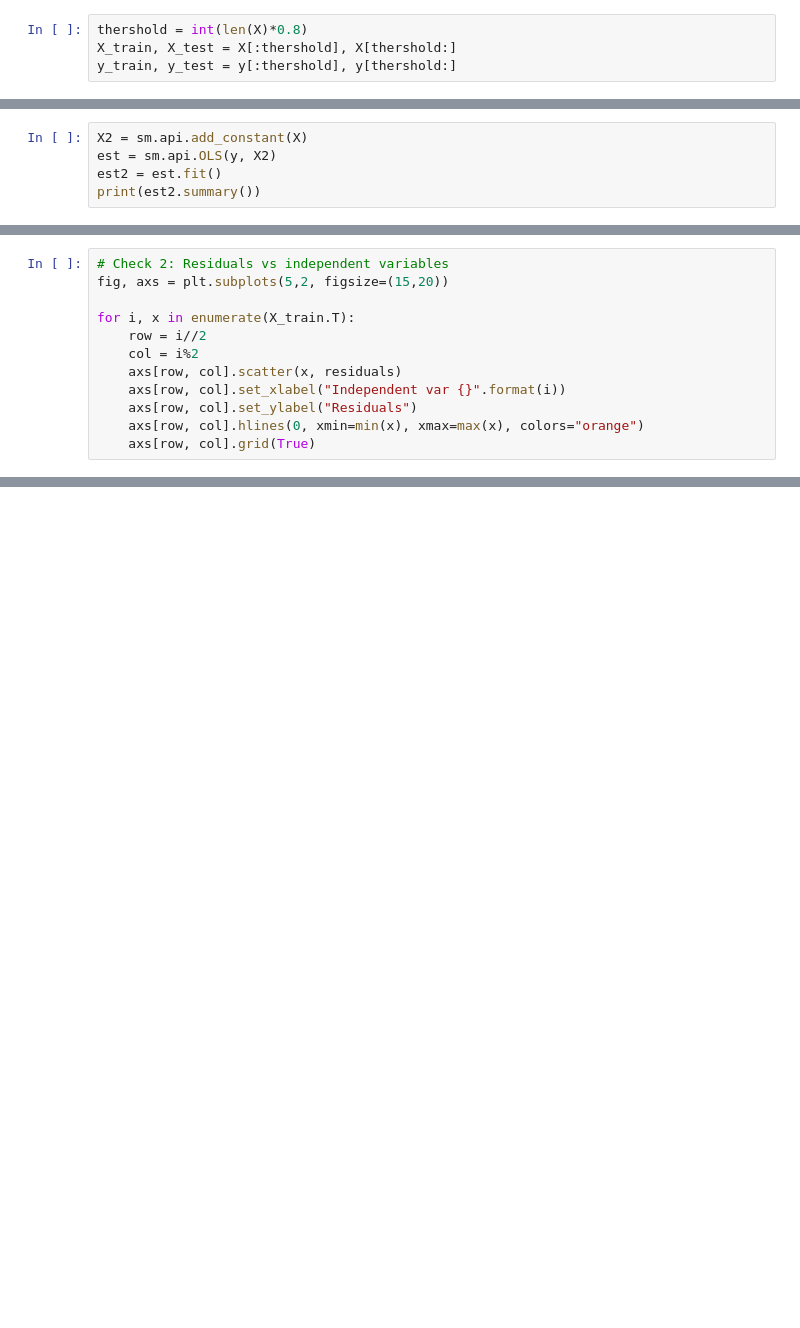
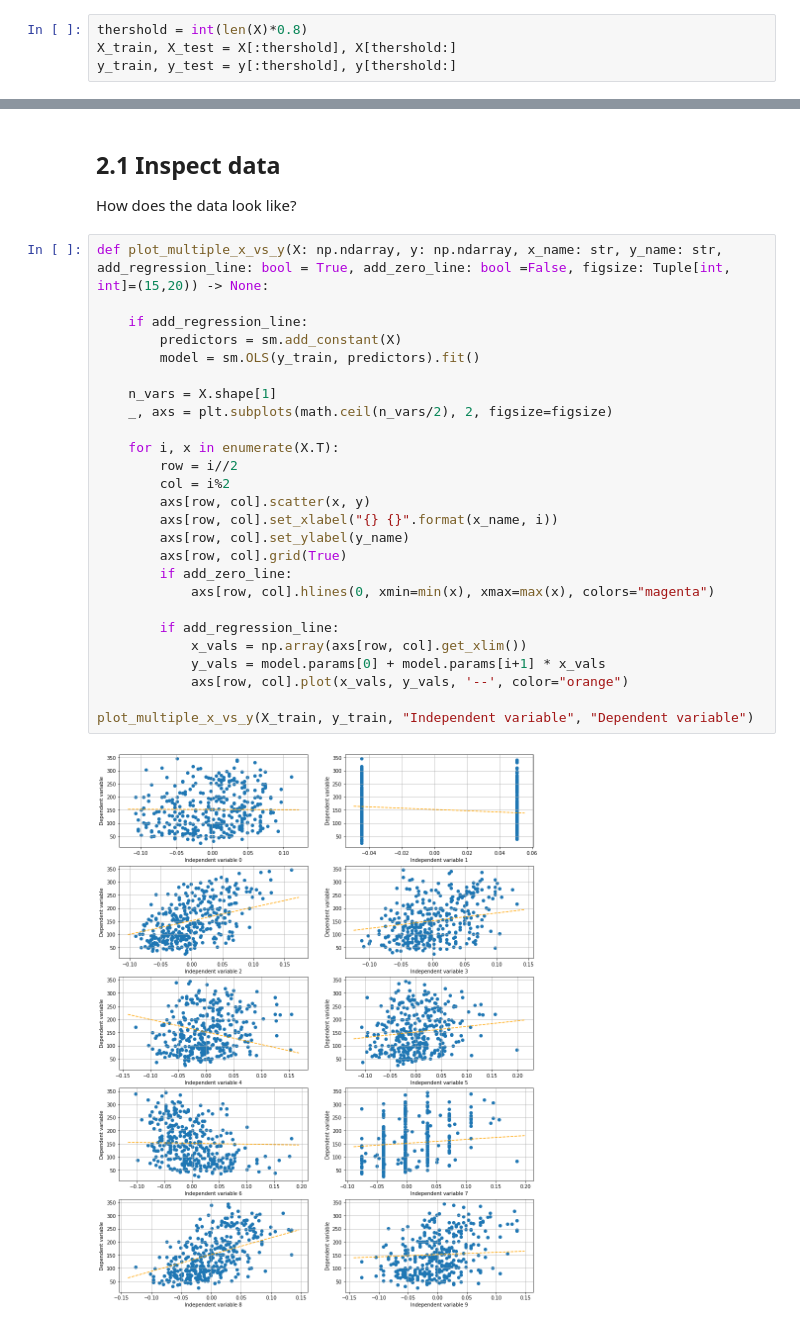
Before and after one commit to datali-ch/fantasticfeatures, a Jupyter notebook: main.ipynb, the cells around one changed output, grey strips where cells are left out. Saved outputs shown, nothing was run; the diff lists cells and outputs as text; blank space fills up the shorter version.

```diff
--- a/main.ipynb
+++ b/main.ipynb
@@ -47,5 +49,0 @@ fitted = model.predict(X_train)
-# %%
-X2 = sm.api.add_constant(X)
-est = sm.api.OLS(y, X2)
-est2 = est.fit()
-print(est2.summary())
@@ -160,12 +49,0 @@ for i in range(2,6):
-# %%
-# Check 2: Residuals vs independent variables
-fig, axs = plt.subplots(5,2, figsize=(15,20))
-
-for i, x in enumerate(X_train.T):
-    row = i//2
-    col = i%2
-    axs[row, col].scatter(x, residuals)
-    axs[row, col].set_xlabel("Independent var {}".format(i))
-    axs[row, col].set_ylabel("Residuals")
-    axs[row, col].hlines(0, xmin=min(x), xmax=max(x), colors="orange")
-    axs[row, col].grid(True)
@@ -182,0 +52,31 @@ plt.title('Correlation Matrix', fontsize=16);
+# %% [markdown]
+## 2.1 Inspect data
+How does the data look like?
+# %%
+def plot_multiple_x_vs_y(X: np.ndarray, y: np.ndarray, x_name: str, y_name: str, add_regression_line: bool = True, add_zero_line: bool =False, figsize: Tuple[int, int]=(15,20)) -> None:
+
+    if add_regression_line:
+        predictors = sm.add_constant(X)
+        model = sm.OLS(y_train, predictors).fit()
+
+    n_vars = X.shape[1]
+    _, axs = plt.subplots(math.ceil(n_vars/2), 2, figsize=figsize)
+
+    for i, x in enumerate(X.T):
+        row = i//2
+        col = i%2
+        axs[row, col].scatter(x, y)
+        axs[row, col].set_xlabel("{} {}".format(x_name, i))
+        axs[row, col].set_ylabel(y_name)
+        axs[row, col].grid(True)
+        if add_zero_line:
+            axs[row, col].hlines(0, xmin=min(x), xmax=max(x), colors="magenta")
+
+        if add_regression_line:
+            x_vals = np.array(axs[row, col].get_xlim())
+            y_vals = model.params[0] + model.params[i+1] * x_vals
+            axs[row, col].plot(x_vals, y_vals, '--', color="orange")
+
+plot_multiple_x_vs_y(X_train, y_train, "Independent variable", "Dependent variable")
+# %% [output]
+[figure, added]
```
Also changed, not shown: parts of 65 cells of this notebook.
